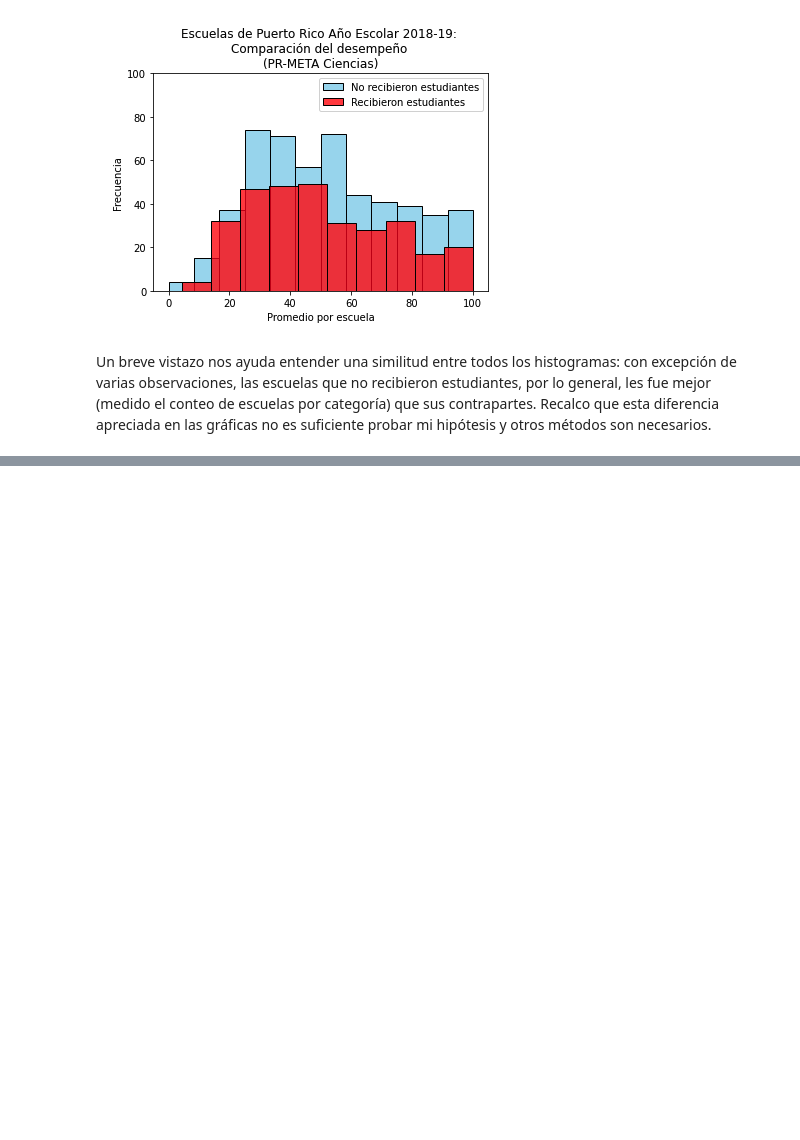
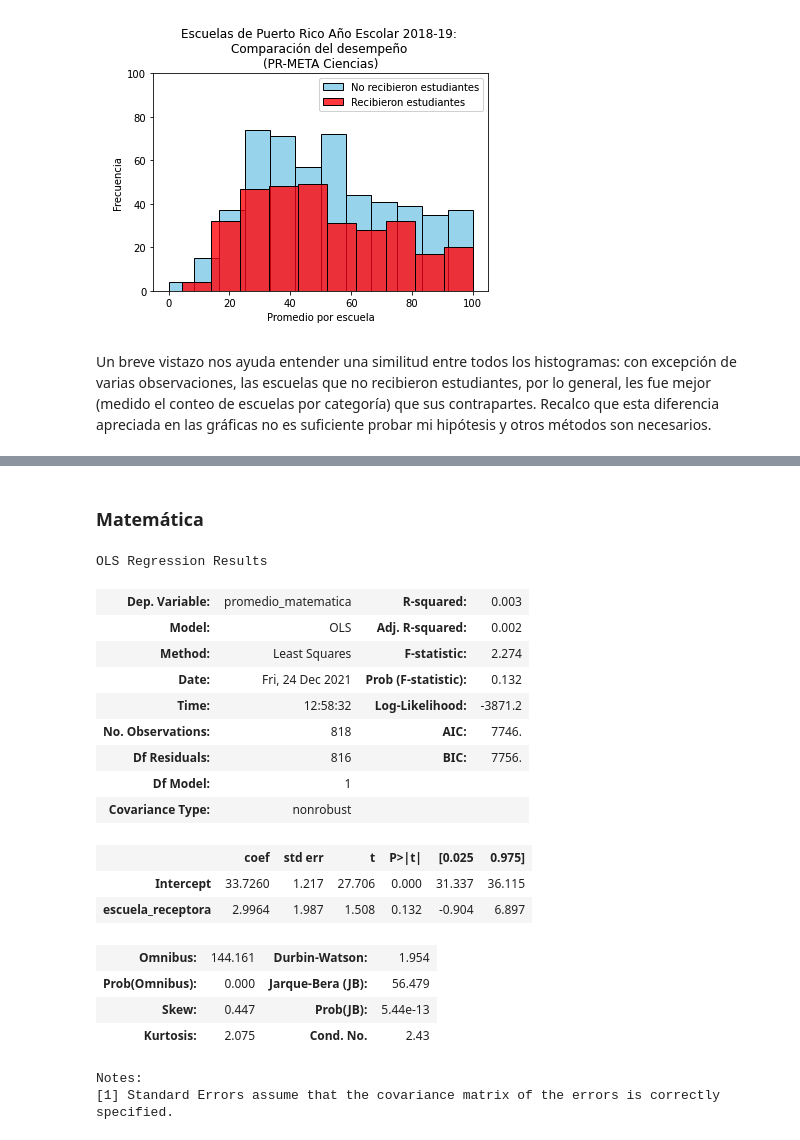
Before and after one commit to rivera-squared/Escuelas_PR, a Jupyter notebook: Escuelas de Puerto Rico.ipynb, the cells around one changed output, grey strips where cells are left out. Cells and saved outputs as stored; diff of their text form; code cells hidden in the pictures; blank space fills up the shorter version.

```diff
--- a/Escuelas de Puerto Rico.ipynb
+++ b/Escuelas de Puerto Rico.ipynb
@@ -66,0 +132,26 @@ Un breve vistazo nos ayuda entender una similitud entre todos los histogramas: c
+# %% [markdown]
+### Matemática
+# %%
+my_model_a = smf.ols('promedio_matematica ~ escuela_receptora', data=df)
+results = my_model_a.fit()
+results.summary()
+# %% [output]
+OLS Regression Results
+| Dep. Variable: | promedio_matematica | R-squared: | 0.003 |
+| Model: | OLS | Adj. R-squared: | 0.002 |
+| Method: | Least Squares | F-statistic: | 2.274 |
+| Date: | Fri, 24 Dec 2021 | Prob (F-statistic): | 0.132 |
+| Time: | 12:58:32 | Log-Likelihood: | -3871.2 |
+| No. Observations: | 818 | AIC: | 7746. |
+| Df Residuals: | 816 | BIC: | 7756. |
+| Df Model: | 1 |  |  |
+| Covariance Type: | nonrobust |  |  |
+|  | coef | std err | t | P>|t| | [0.025 | 0.975] |
+| Intercept | 33.7260 | 1.217 | 27.706 | 0.000 | 31.337 | 36.115 |
+| escuela_receptora | 2.9964 | 1.987 | 1.508 | 0.132 | -0.904 | 6.897 |
+| Omnibus: | 144.161 | Durbin-Watson: | 1.954 |
+| Prob(Omnibus): | 0.000 | Jarque-Bera (JB): | 56.479 |
+| Skew: | 0.447 | Prob(JB): | 5.44e-13 |
+| Kurtosis: | 2.075 | Cond. No. | 2.43 |
+Notes:
+[1] Standard Errors assume that the covariance matrix of the errors is correctly specified.
```
Also changed, not shown: parts of 17 cells of this notebook.
